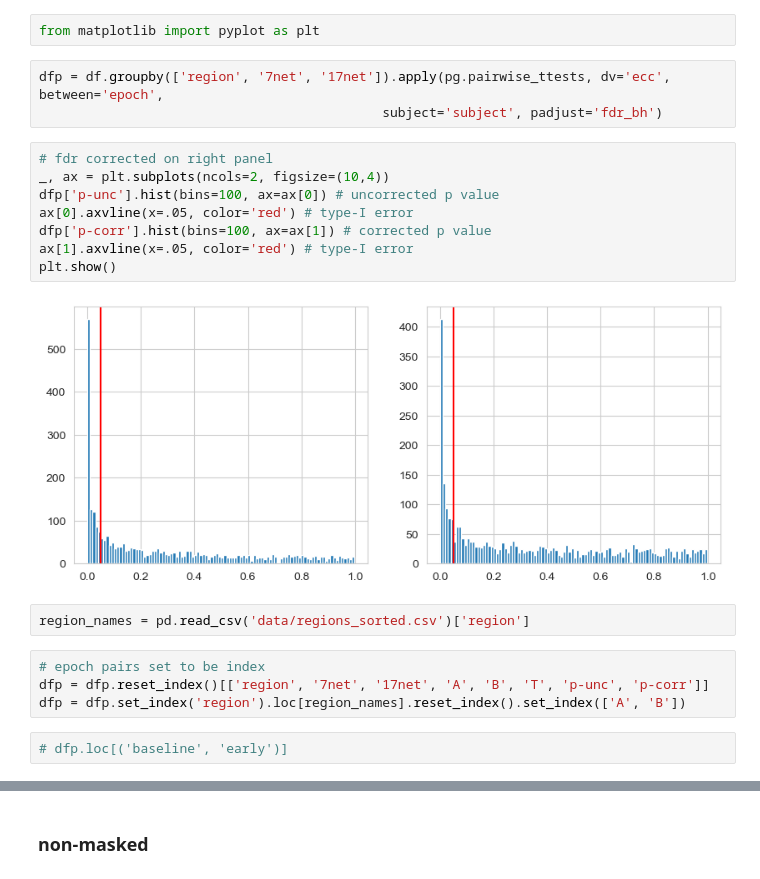
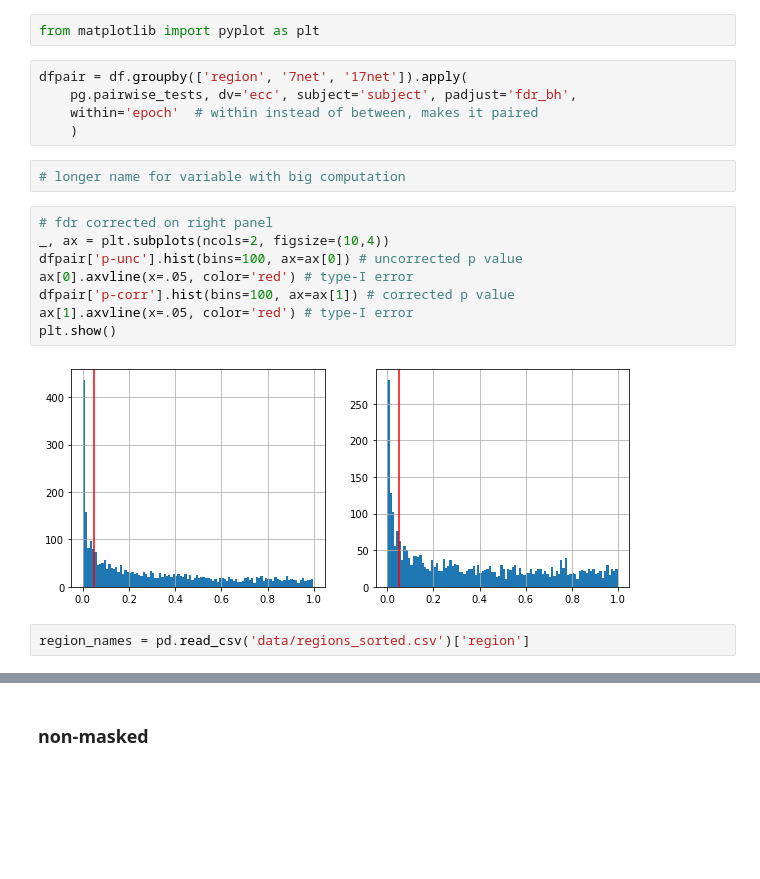
Before and after one commit to qniksefat/gradient-notebooks, a Jupyter notebook: large-manifold-nbs/3-stats.ipynb, the cells around one changed output, grey strips where cells are left out. Saved outputs shown, nothing was run; the diff lists cells and outputs as text; blank space fills up the shorter version.

```diff
--- a/large-manifold-nbs/3-stats.ipynb
+++ b/large-manifold-nbs/3-stats.ipynb
@@ -28,23 +24,21 @@ import pingouin as pg
 # %%
 from matplotlib import pyplot as plt
 # %%
-dfp = df.groupby(['region', '7net', '17net']).apply(pg.pairwise_ttests, dv='ecc', between='epoch',
-                                            subject='subject', padjust='fdr_bh')
+dfpair = df.groupby(['region', '7net', '17net']).apply(
+    pg.pairwise_tests, dv='ecc', subject='subject', padjust='fdr_bh',
+    within='epoch'  # within instead of between, makes it paired
+    )
+# %%
+# longer name for variable with big computation
 # %%
 # fdr corrected on right panel
 _, ax = plt.subplots(ncols=2, figsize=(10,4))
-dfp['p-unc'].hist(bins=100, ax=ax[0]) # uncorrected p value
+dfpair['p-unc'].hist(bins=100, ax=ax[0]) # uncorrected p value
 ax[0].axvline(x=.05, color='red') # type-I error
-dfp['p-corr'].hist(bins=100, ax=ax[1]) # corrected p value
+dfpair['p-corr'].hist(bins=100, ax=ax[1]) # corrected p value
 ax[1].axvline(x=.05, color='red') # type-I error
 plt.show()
 # %% [output]
-[figure, old version]
+[figure, new version]
 # %%
 region_names = pd.read_csv('data/regions_sorted.csv')['region']
-# %%
-# epoch pairs set to be index
-dfp = dfp.reset_index()[['region', '7net', '17net', 'A', 'B', 'T', 'p-unc', 'p-corr']]
-dfp = dfp.set_index('region').loc[region_names].reset_index().set_index(['A', 'B'])
-# %%
-# dfp.loc[('baseline', 'early')]
```
Also changed, not shown: parts of 20 cells of this notebook.
